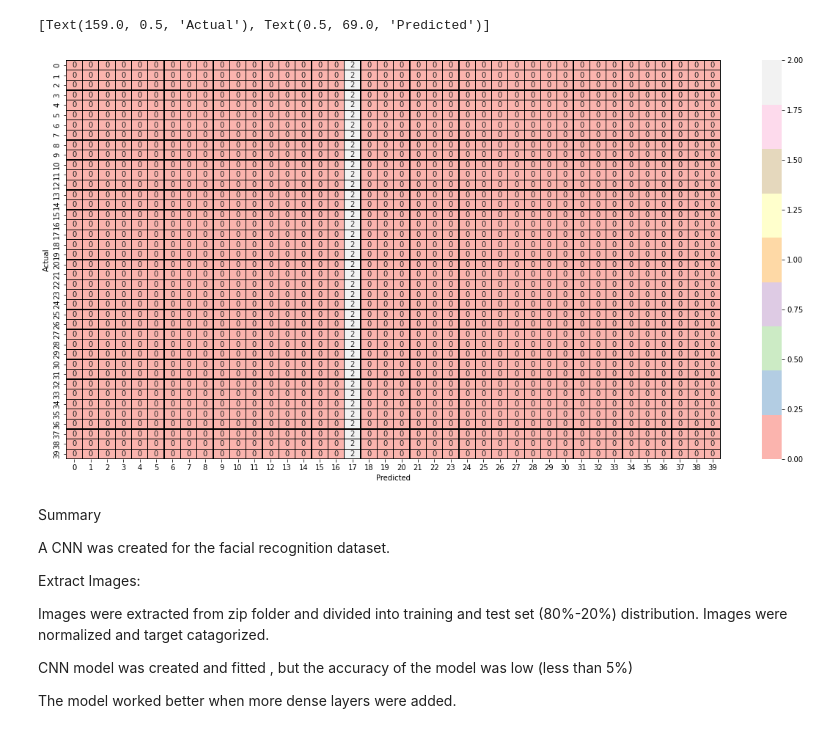
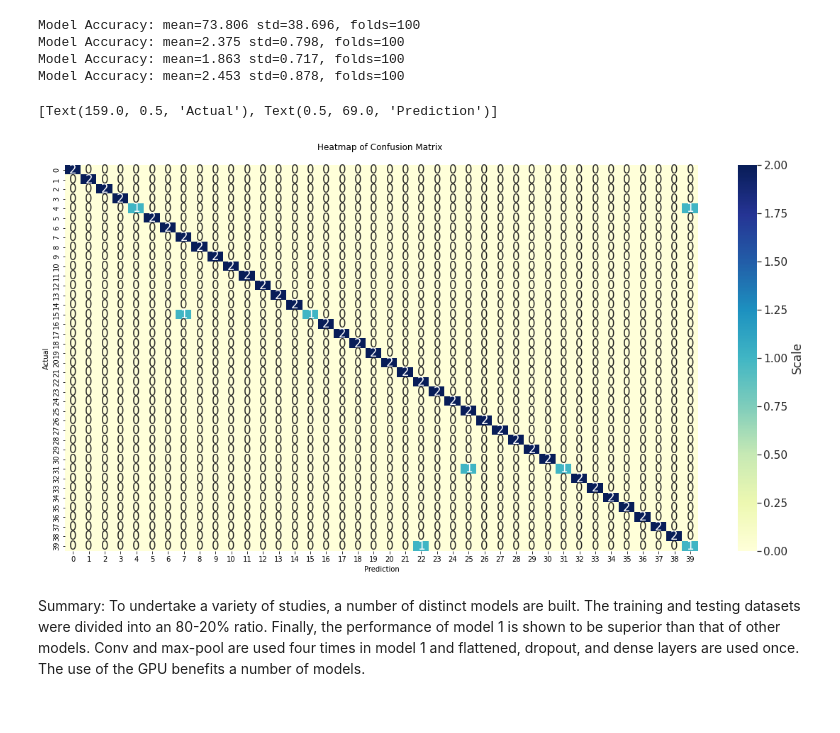
Before and after one commit to sg758253/sg1205, a Jupyter notebook: ADVDS/project7/FacialRecognition.ipynb, the cells around one changed output. Cells and saved outputs as stored; diff of their text form; code cells hidden in the pictures.

```diff
--- a/ADVDS/project7/FacialRecognition.ipynb
+++ b/ADVDS/project7/FacialRecognition.ipynb
@@ -93,10 +2,0 @@ Task 2. Process the images as necessary and form training and testing sets. Disp
-# %%
-#Display dataset for 5 training classes
-plt.figure(figsize=(20, 10))
-for i in range( 40 ):
-    plt.subplot( 5, 8, i+1 )
-    plt.xticks([])
-    plt.yticks([])
-    plt.imshow(trainX[i], cmap=plt.cm.gray, interpolation='nearest')
-    plt.xlabel(trainY[i])
-plt.show()
@@ -263,0 +51,7 @@ def summarize_performance(scores):
+# %%
+# unzip files
+!unzip facesDB.zip
+trainX=[]
+trainY=[]
+testX=[]
+testY=[]
@@ -263,0 +174,11 @@ def summarize_performance(scores):
+# %%
+
+# fitting the model
+model1fitting = model1.fit(trainX, trainY, epochs=100, batch_size=32, validation_data=(testX, testY),verbose=True)
+
+
+model1_train_accuracy = model1fitting.history['accuracy']
+model1_validation_accuracy = model1fitting.history['val_accuracy']
+
+model1_train_loss = model1fitting.history['loss']
+model1_validation_loss = model1fitting.history['val_loss']
@@ -432,2 +604,0 @@ Model Accuracy: mean=2.344 std=0.659, folds=10
-# %%
-testY=np.argmax(testY, axis=1)
@@ -434,21 +644,28 @@ testY=np.argmax(testY, axis=1)
+# %%
+summarize_performance(model1_train_accuracy)
+summarize_performance(model3_train_accuracy)
+summarize_performance(model4_train_accuracy)
+summarize_performance(model5_train_accuracy)
+# %% [output]
+Model Accuracy: mean=73.806 std=38.696, folds=100
+Model Accuracy: mean=2.375 std=0.798, folds=100
+Model Accuracy: mean=1.863 std=0.717, folds=100
+Model Accuracy: mean=2.453 std=0.878, folds=100
 # %%
-predY = np.argmax(model3.predict(testX), axis = 1)
-cm = confusion_matrix(testY, predY)
+testY_arg=np.argmax(testY, axis=1)
+test_prediction=np.argmax(model1.predict(testX), axis = 1)
+cm = confusion_matrix(testY_arg, test_prediction)
+
 plt.figure(figsize=(20,10))
-heatmap = sns.heatmap(cm, cmap='Pastel1', annot=True, vmax=2, vmin=0, linewidths=.3, linecolor='black')
-heatmap.set(xlabel="Predicted", ylabel = "Actual")
+plt.title("Heatmap of Confusion Matrix \n")
+
+sns.set(color_codes=True)
+sns.set(font_scale=1.4)
+hm = sns.heatmap(cm, cmap='YlGnBu',cbar_kws={'label': 'Scale'}, annot=True)
+hm.set(xlabel="Prediction", ylabel = "Actual")
 # %% [output]
-[Text(159.0, 0.5, 'Actual'), Text(0.5, 69.0, 'Predicted')]
+[Text(159.0, 0.5, 'Actual'), Text(0.5, 69.0, 'Prediction')]
-[figure, old version]
+[figure, new version]
-# %% [markdown]
-Summary
-
-A CNN was created for the facial recognition dataset.
-
-Extract Images:
-
-Images were extracted from zip folder and divided into training and test set (80%-20%) distribution. Images were normalized and target catagorized.
-
-CNN model was created and fitted , but the accuracy of the model was low (less than 5%)
-
-The model worked better when more dense layers were added.
+# %% [markdown]
+Summary:
+To undertake a variety of studies, a number of distinct models are built. The training and testing datasets were divided into an 80-20% ratio. Finally, the performance of model 1 is shown to be superior than that of other models. Conv and max-pool are used four times in model 1 and flattened, dropout, and dense layers are used once. The use of the GPU benefits a number of models.
```
Also changed, not shown: parts of 61 cells of this notebook.
